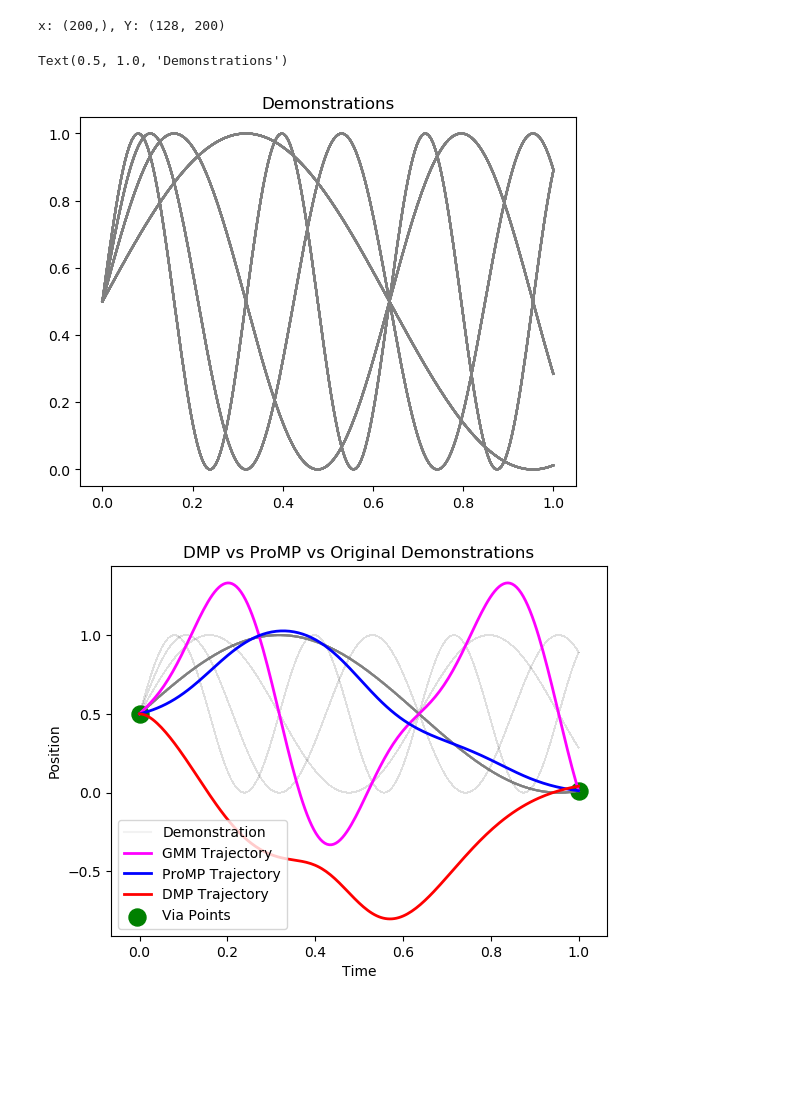
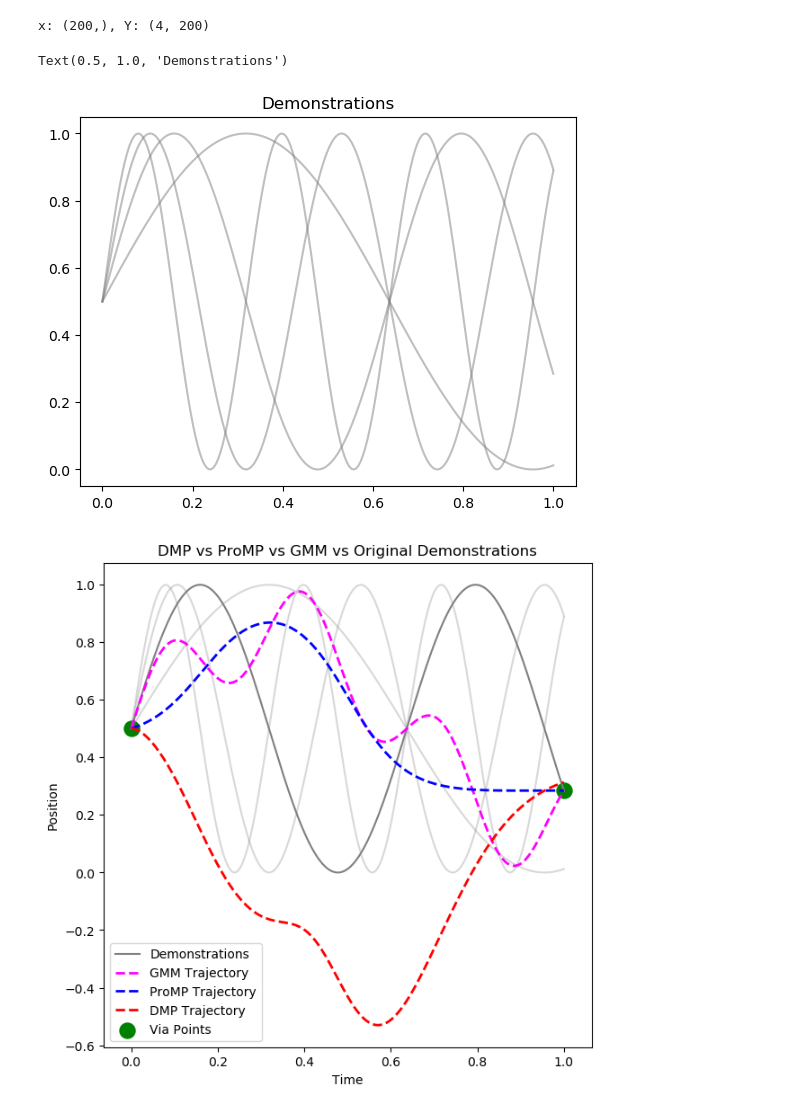
Before and after one commit to yildirimyigit/cnep, a Jupyter notebook: mp_comparison/comparison_on_cnep_data.ipynb, the cells around one changed output. Drawn from its saved outputs; the diff is of its cells as text; code cells hidden in the pictures; blank space fills up the shorter version.

```diff
--- a/mp_comparison/comparison_on_cnep_data.ipynb
+++ b/mp_comparison/comparison_on_cnep_data.ipynb
@@ -14,10 +14,12 @@ data_path = root_path + test_path + '/y.pt'
 Y = torch.load(data_path).to('cpu').numpy().squeeze(-1)
 x = np.linspace(0, 1, Y.shape[1])
 
+sid = [0,32,64,96]
+Y = Y[sid, :]
 
 print(f'x: {x.shape}, Y: {Y.shape}')
 # %% [output]
-x: (200,), Y: (128, 200)
+x: (200,), Y: (4, 200)
 # %%
 for i in range(Y.shape[0]):
     plt.plot(x, Y[i, :], 'gray', alpha=0.5)
@@ -25,4 +27,4 @@ for i in range(Y.shape[0]):
 plt.title('Demonstrations')
 # %% [output]
 Text(0.5, 1.0, 'Demonstrations')
-[figure, old version]
+[figure, new version]
@@ -29,44 +35,46 @@ Text(0.5, 1.0, 'Demonstrations')
 # %%
 d = DMP(n_dims=1, n_weights_per_dim=4, dt=1/Y.shape[1])
 
-ind = 0
+ind = 1
 sp, ep = Y[ind, 0], Y[ind, -1]  # Start and end points
+
+plt.rcParams['figure.figsize'] = [7, 7]
 
 for i, traj in enumerate(Y):
     d.imitate(x, traj.reshape(-1,1))
-    if traj[0] == sp and traj[-1] == ep:
-        plt.plot(x, traj, color='gray', label='Demonstration' if i==0 else '', alpha=0.1)  # Original trajectories in gray
+    if i == ind:
+        plt.plot(x, traj, color='gray', label='Demonstrations')
     else:
-        plt.plot(x, traj, color='gray', alpha=0.005)  # Original trajectories in gray
+        plt.plot(x, traj, color='gray', alpha=0.3)  # Original trajectories in gray
 
 d.configure(start_y=[sp], goal_y=[ep])
 t, trajectory = d.open_loop()
 
 p = ProMP(n_dims=1, n_weights_per_dim=4)
 p.imitate(np.tile(x, (Y.shape[0], 1)), Y)
 p = p.condition_position(sp, t=0).condition_position(ep, t=1)
 trajectory_p = p.sample_trajectories(x, 1, np.random.RandomState(seed=1234))
 
 input_data = x.reshape(-1, 1)  # Phase variable as a column vector
 
 priors = 4  # Number of GMM components
 gmr_model = GMM(n_components=priors, random_state=1234)
 gmr_model.from_samples(Y)
 gmr_model = gmr_model.condition([0, -1], [sp, ep])
 trajectory_g = gmr_model.sample(1)
 trajectory_g = np.insert(trajectory_g, 0, sp)
 trajectory_g = np.append(trajectory_g, ep)
 
 
 # Plot generated trajectories
-plt.plot(x, trajectory_g, label='GMM Trajectory', color='magenta', linewidth=2)
-plt.plot(x, trajectory_p[0,:,0], label='ProMP Trajectory', color='blue', linewidth=2)
-plt.plot(t, trajectory, label='DMP Trajectory', color='red', linewidth=2)
+plt.plot(x, trajectory_g, label='GMM Trajectory', color='magenta', linewidth=2, linestyle='dashed')
+plt.plot(x, trajectory_p[0,:,0], label='ProMP Trajectory', color='blue', linewidth=2, linestyle='dashed')
+plt.plot(t, trajectory, label='DMP Trajectory', color='red', linewidth=2, linestyle='dashed')
 plt.scatter([0, 1], [sp, ep], color='green', label='Via Points', s=150)  # Via points
-plt.legend(loc='best')
-plt.title('DMP vs ProMP vs Original Demonstrations')
+plt.legend(loc='lower left')
+plt.title('DMP vs ProMP vs GMM vs Original Demonstrations')
 plt.xlabel('Time')
 plt.ylabel('Position')
 plt.show()
 # %% [output]
-[figure, old version]
+[figure, new version]
```
Also changed, not shown: parts of 1 cell of this notebook, 1 other file.
